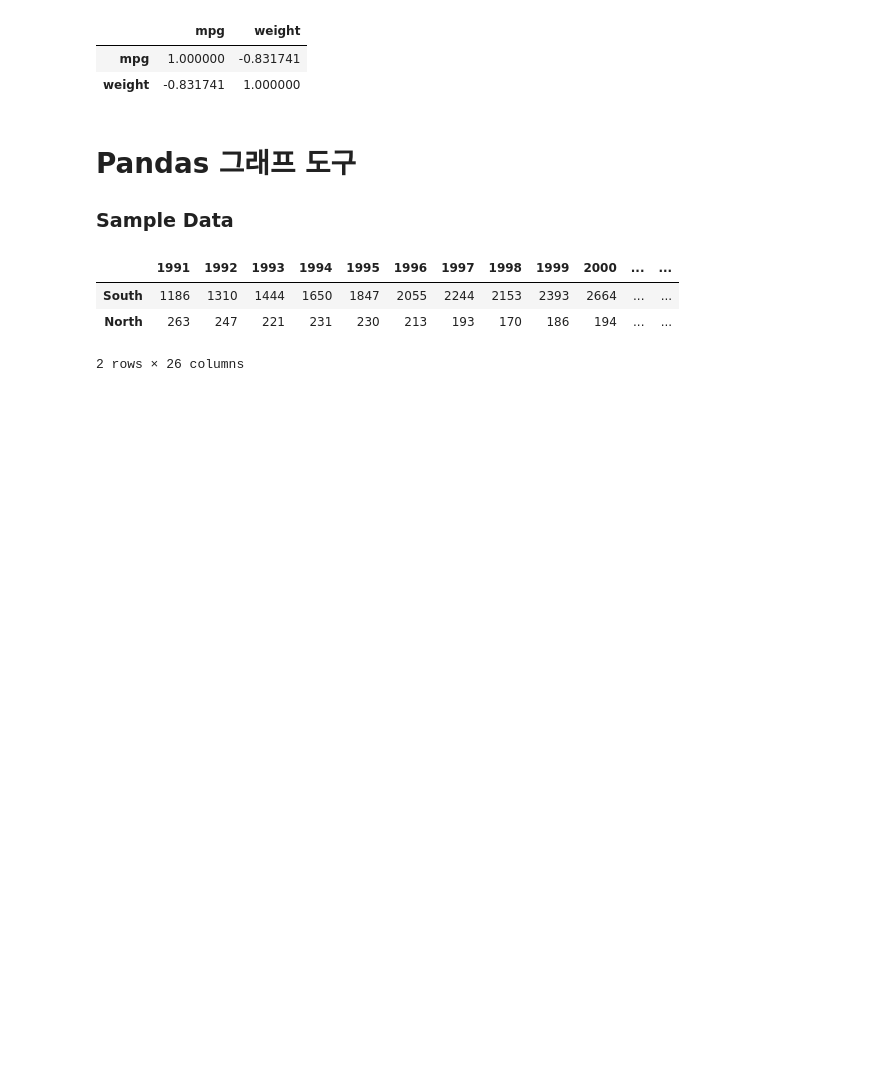
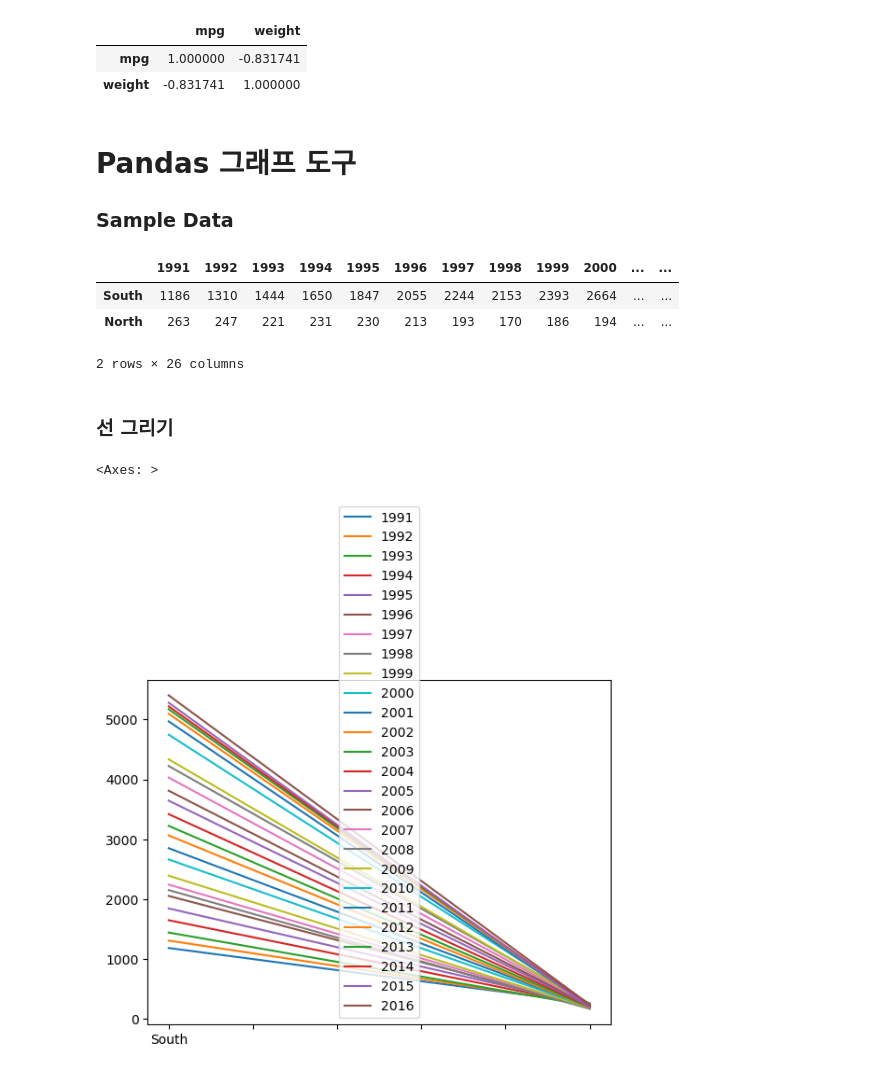
Before and after one commit to gikpreet/class-data_analysis, a Jupyter notebook: 04_Explore_Data/code/module04.ipynb, the cells around one changed output. Cells and saved outputs as stored; diff of their text form; code cells hidden in the pictures; blank space fills up the shorter version.

```diff
--- a/04_Explore_Data/code/module04.ipynb
+++ b/04_Explore_Data/code/module04.ipynb
@@ -275,3 +275,10 @@ df_ns.head()
 | South | 1186 | 1310 | 1444 | 1650 | 1847 | 2055 | 2244 | 2153 | 2393 | 2664 | ... | ... |
 | North | 263 | 247 | 221 | 231 | 230 | 213 | 193 | 170 | 186 | 194 | ... | ... |
 2 rows × 26 columns
+# %% [markdown]
+### 선 그리기
+# %%
+df_ns.plot()
+# %% [output]
+<Axes: >
+[figure, added]
```
Also changed, not shown: parts of 4 cells of this notebook, 5 other files.
